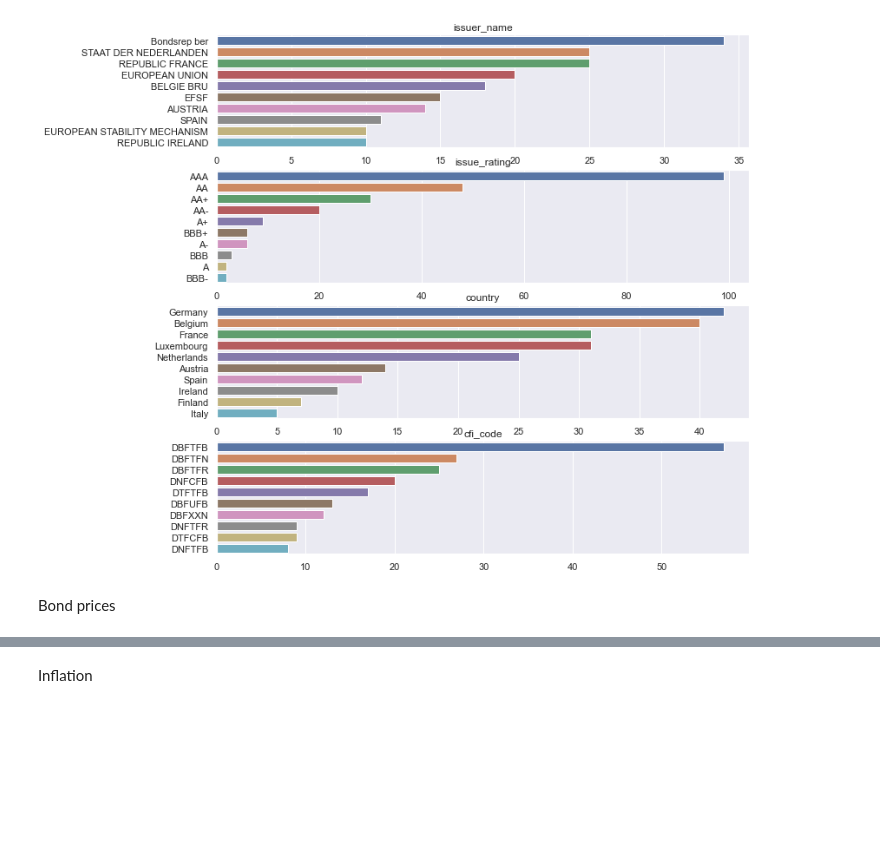
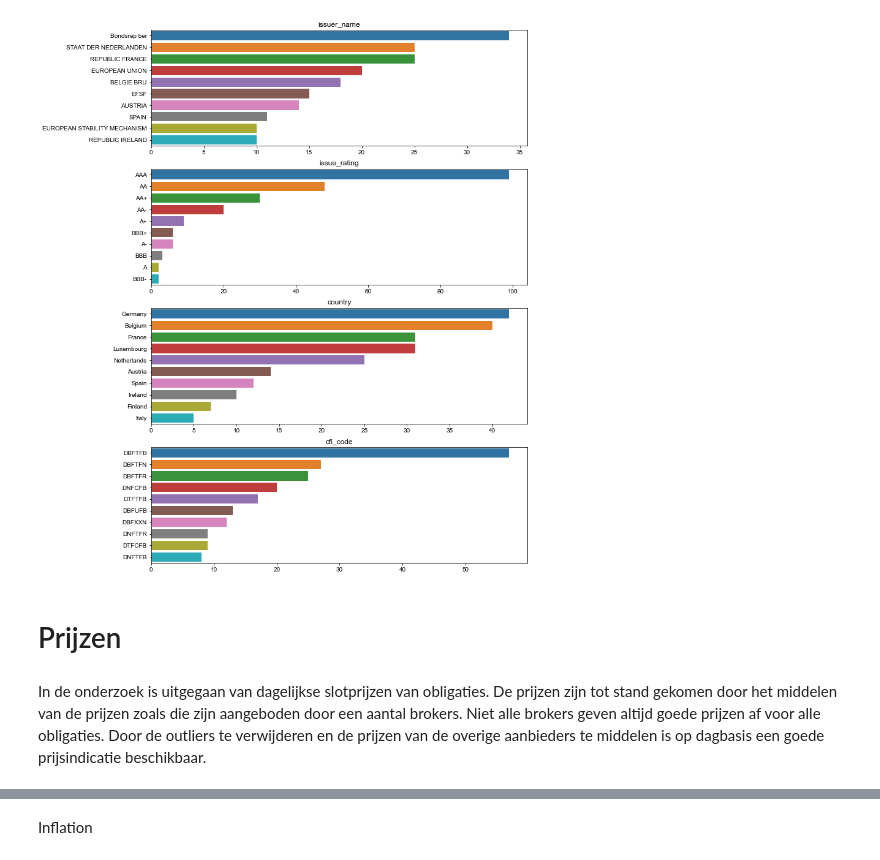
Before and after one commit to Merijn68/BondTrading, a Jupyter notebook: notebooks/03_data_exploratie.ipynb, the cells around one changed output, grey strips where cells are left out. Saved outputs shown, nothing was run; the diff lists cells and outputs as text; code cells hidden in the pictures; blank space fills up the shorter version.

```diff
--- a/notebooks/03_data_exploratie.ipynb
+++ b/notebooks/03_data_exploratie.ipynb
@@ -34,12 +30,22 @@ df_bonds.head()
 | 5 | USD | United States | US GOVT 6.125% 99-2029 | 1999-08-15 | 1999-08-15 | 2029-08-15 | US912810FJ26 | UNITED STATES TREASURY | ... |
 | 7 | USD | United States | US GOVT 6.250% 00-2030 | 2000-02-15 | 2000-05-15 | 2030-05-15 | US912810FM54 | UNITED STATES TREASURY | ... |
 # %%
-sns.set(rc={'figure.figsize':(11,11)})
-visualize.countplot(data = df_bonds, x = ['issuer_name', 'issue_rating','country','cfi_code'], subplots = True, ncols = 1, other_category = True)
+visualize.countplot(
+    data = df_bonds,
+    x = ['issuer_name', 'issue_rating','country','cfi_code'],
+    subplots = True,
+    ncols = 1,
+    other_category = True,
+    figsize = (11 , 16)
+)
+plt.show()
 # %% [output]
-[figure, old version]
+[figure, new version]
-# %% [markdown]
-Bond prices
+# %% [markdown]
+# Prijzen
+# %% [markdown]
+In de onderzoek is uitgegaan van dagelijkse slotprijzen van obligaties. De prijzen zijn tot stand gekomen door het middelen van de prijzen zoals die zijn aangeboden door een aantal brokers. Niet alle brokers geven altijd goede prijzen af voor alle obligaties.
+Door de outliers te verwijderen en de prijzen van de overige aanbieders te middelen is op dagbasis een goede prijsindicatie beschikbaar.
 # %%
 df_price = make_dataset.read_pkl('price')
 df_price.head()
```
Also changed, not shown: parts of 32 cells of this notebook, 18 other files.
